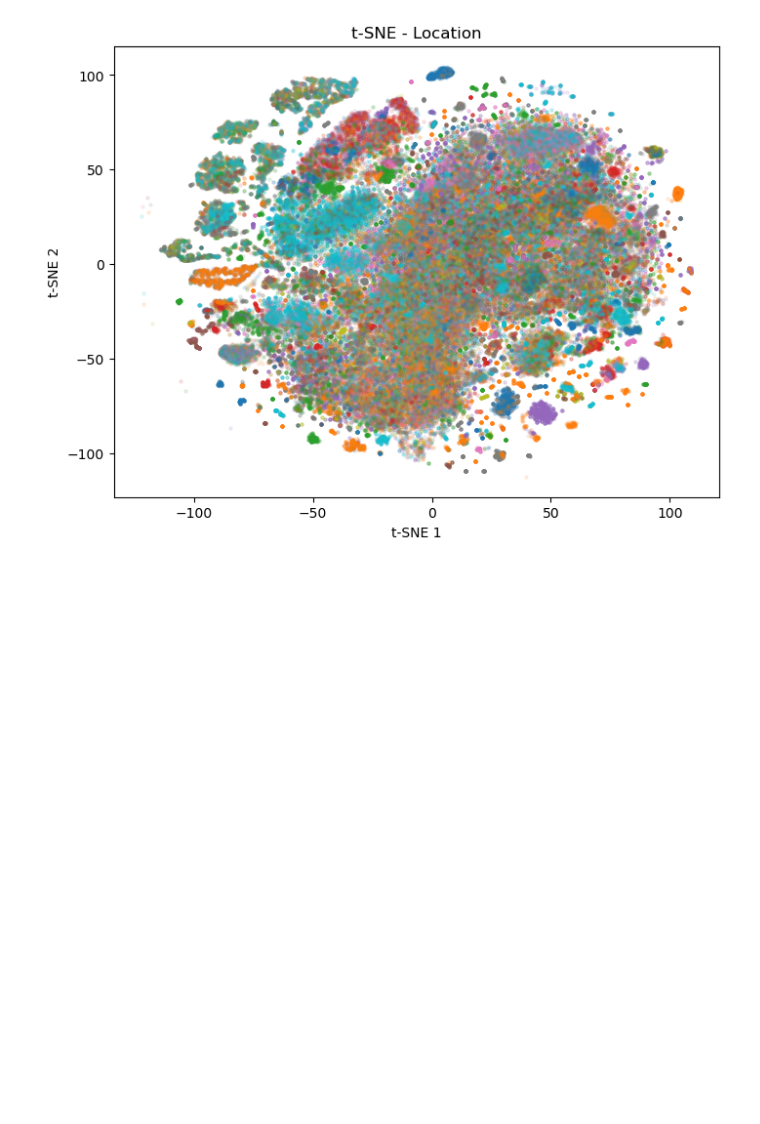
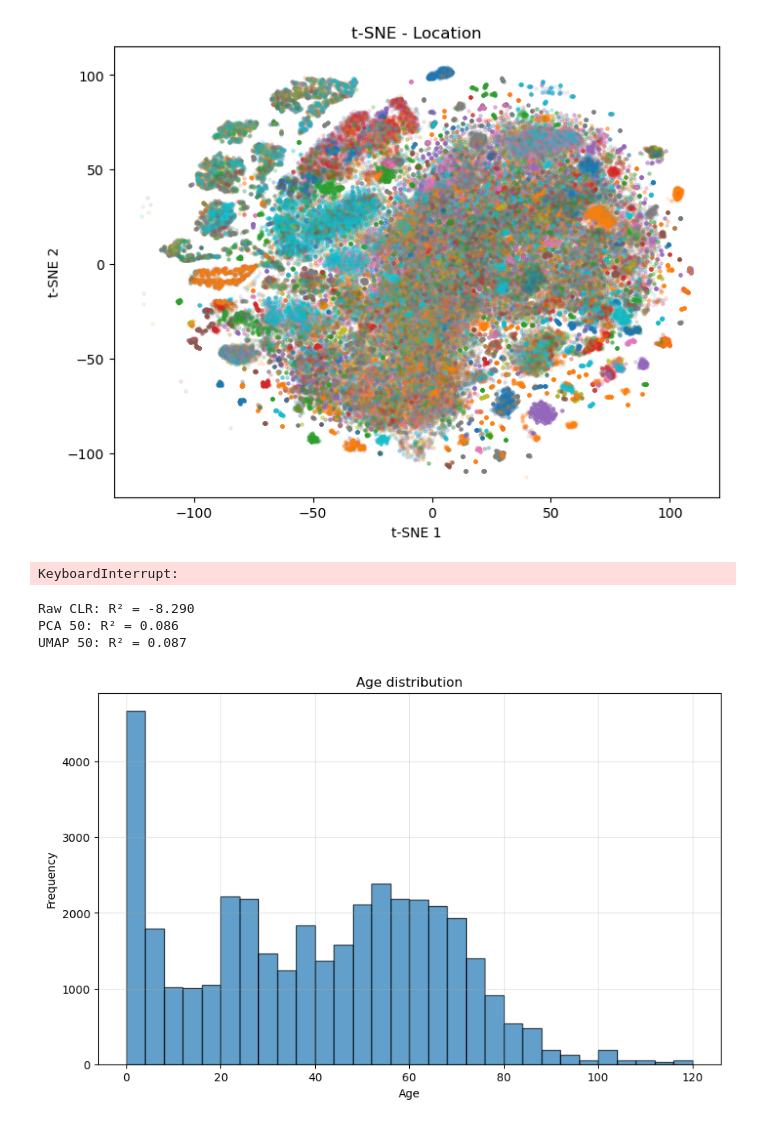
Before and after one commit to Philumination/masked-transformer-comparison, a Jupyter notebook: notebooks/initial-stuff.ipynb, the cells around one changed output. Cells and saved outputs as stored; diff of their text form; code cells hidden in the pictures; blank space fills up the shorter version.

```diff
--- a/notebooks/initial-stuff.ipynb
+++ b/notebooks/initial-stuff.ipynb
@@ -240,3 +264,61 @@ plt.title("t-SNE - Location")
 plt.show()
 # %% [output]
 [figure]
+# %%
+# now linear models on the transformed data
+
+# Train/Test split
+
+# calculate for 50 dimensions
+
+# --- PCA ---
+pca = PCA(n_components = 50, random_state = seed)
+adata.obsm["X_pca_50"] = pca.fit_transform(adata.layers["Clrs"])
+
+# --- UMAP ---
+reducer = umap.UMAP(n_components = 50,n_neighbors=30, min_dist = 0.1,random_state = seed)
+adata.obsm["X_umap_50"] = reducer.fit_transform(adata.layers["Clrs"])
+
+# --- t-SNE ---
+
+#no t-sne
+#tsne = TSNE(n_components = 50, random_state = seed, n_jobs = -1)
+#adata.obsm["X_tsne_50"] = tsne.fit_transform(adata.layers["Clrs"])
+
+# save
+adata.write_h5ad("../data/processed/adjusted_data.h5ad")
+# %% [output]
+KeyboardInterrupt:
+# %%
+# Compare transformations on age regression
+from sklearn.linear_model import LinearRegression
+from sklearn.model_selection import train_test_split
+from sklearn.metrics import r2_score
+
+y = adata.obs["age_numeric"]
+mask = ~np.isnan(y)
+
+transformations = {
+    "Raw CLR": adata.layers["Clrs"][mask],
+    "PCA 50": adata.obsm["X_pca_50"][mask],
+    "UMAP 50": adata.obsm["X_umap_50"][mask],
+}
+
+for name, X in transformations.items():
+    X_tr, X_te, y_tr, y_te = train_test_split(X, y[mask], test_size=0.2, random_state=seed)
+    model = LinearRegression().fit(X_tr, y_tr)
+    print(f"{name}: R² = {r2_score(y_te, model.predict(X_te)):.3f}")
+# %% [output]
+Raw CLR: R² = -8.290
+PCA 50: R² = 0.086
+UMAP 50: R² = 0.087
+# %%
+plt.figure(figsize=(10, 6))
+plt.hist(adata.obs["age_numeric"].dropna(), bins=30, alpha=0.7, edgecolor='black')
+plt.xlabel("Age")
+plt.ylabel("Frequency")
+plt.title("Age distribution")
+plt.grid(True, alpha=0.3)
+plt.show()
+# %% [output]
+[figure, added]
```
Also changed, not shown: parts of 4 cells of this notebook, 2 other files.
